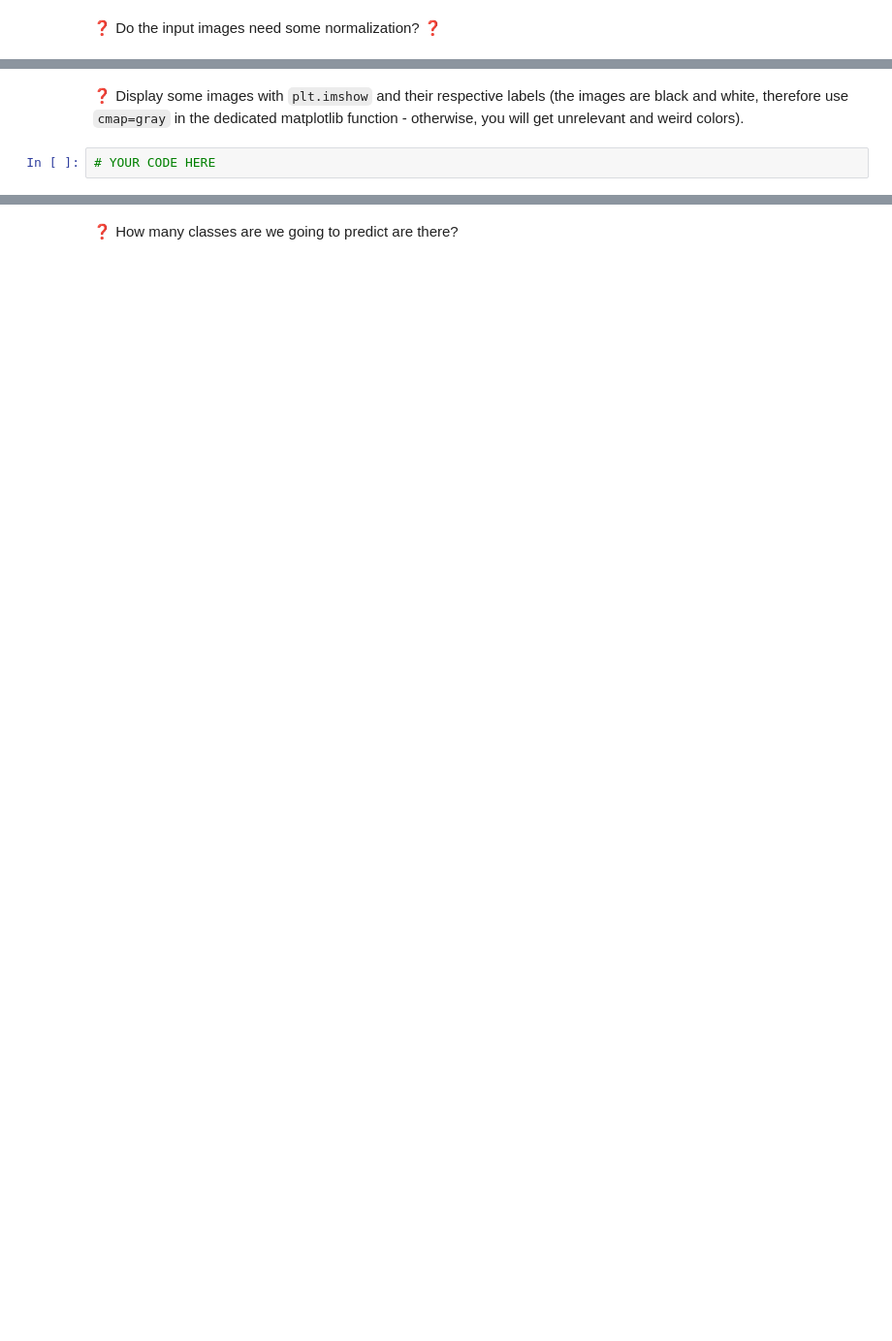
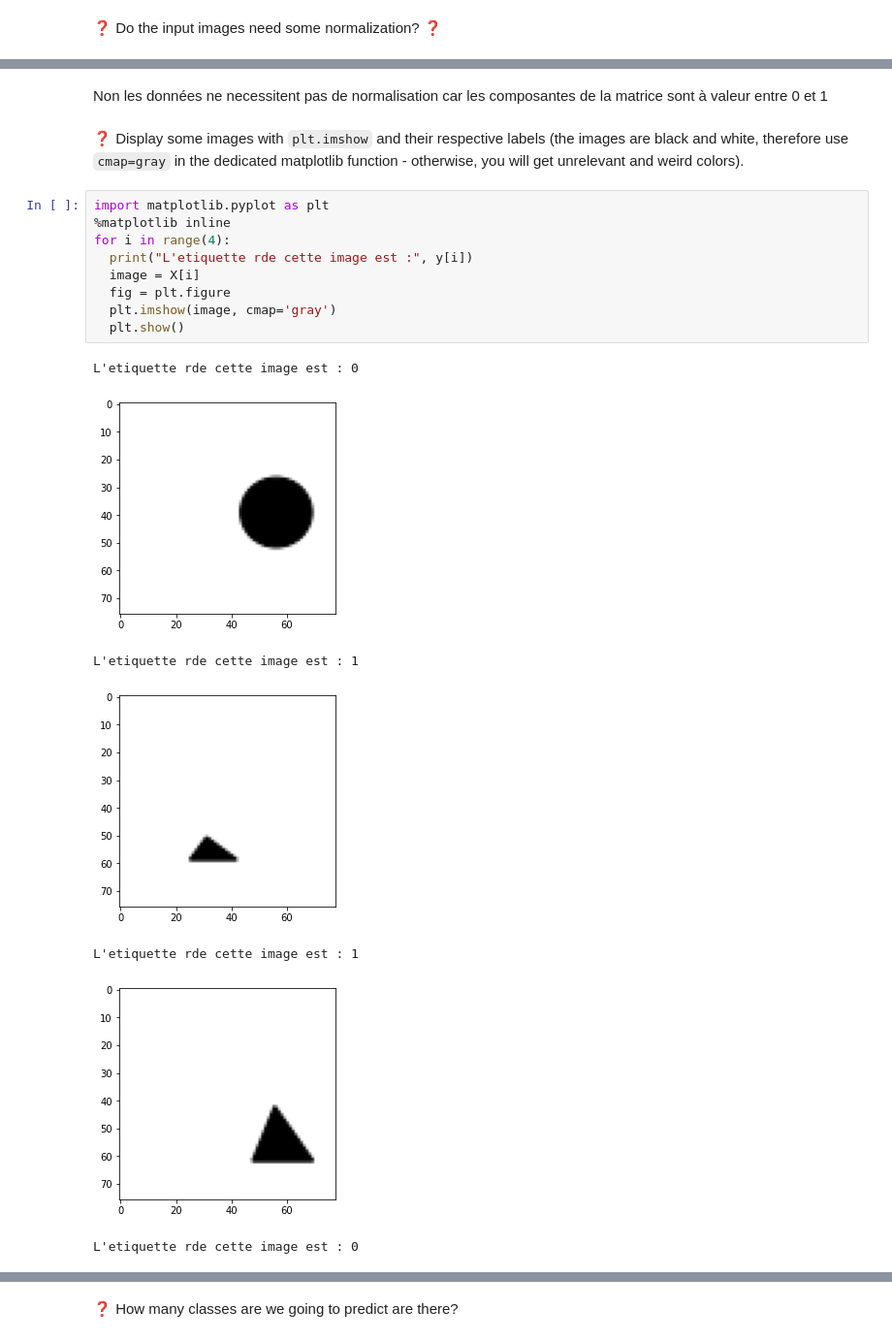
Before and after one commit to flo-collab/P10_my1st_deep, a Jupyter notebook: Exercise5/intuitions_on_convolutions.ipynb, the cells around one changed output, grey strips where cells are left out. Shown at 97% size. Cells and saved outputs as stored; diff of their text form; blank space fills up the shorter version.

```diff
--- a/Exercise5/intuitions_on_convolutions.ipynb
+++ b/Exercise5/intuitions_on_convolutions.ipynb
@@ -81,4 +100,21 @@ X, y = load_data("data")
+# %% [markdown]
+Non les données ne necessitent pas de normalisation car les composantes de la matrice sont à valeur entre 0 et 1
 # %% [markdown]
 ❓ Display some images with `plt.imshow` and their respective labels (the images are black and white, therefore use `cmap=gray` in the dedicated matplotlib function - otherwise, you will get unrelevant and weird colors).
-# %%
-# YOUR CODE HERE
+# %%
+import matplotlib.pyplot as plt
+%matplotlib inline
+for i in range(4):
+  print("L'etiquette rde cette image est :", y[i])
+  image = X[i]
+  fig = plt.figure
+  plt.imshow(image, cmap='gray')
+  plt.show()
+# %% [output]
+L'etiquette rde cette image est : 0
+[figure, added]
+L'etiquette rde cette image est : 1
+[figure, added]
+L'etiquette rde cette image est : 1
+[figure, added]
+L'etiquette rde cette image est : 0
```
Also changed, not shown: parts of 44 cells of this notebook, 2 other files.
